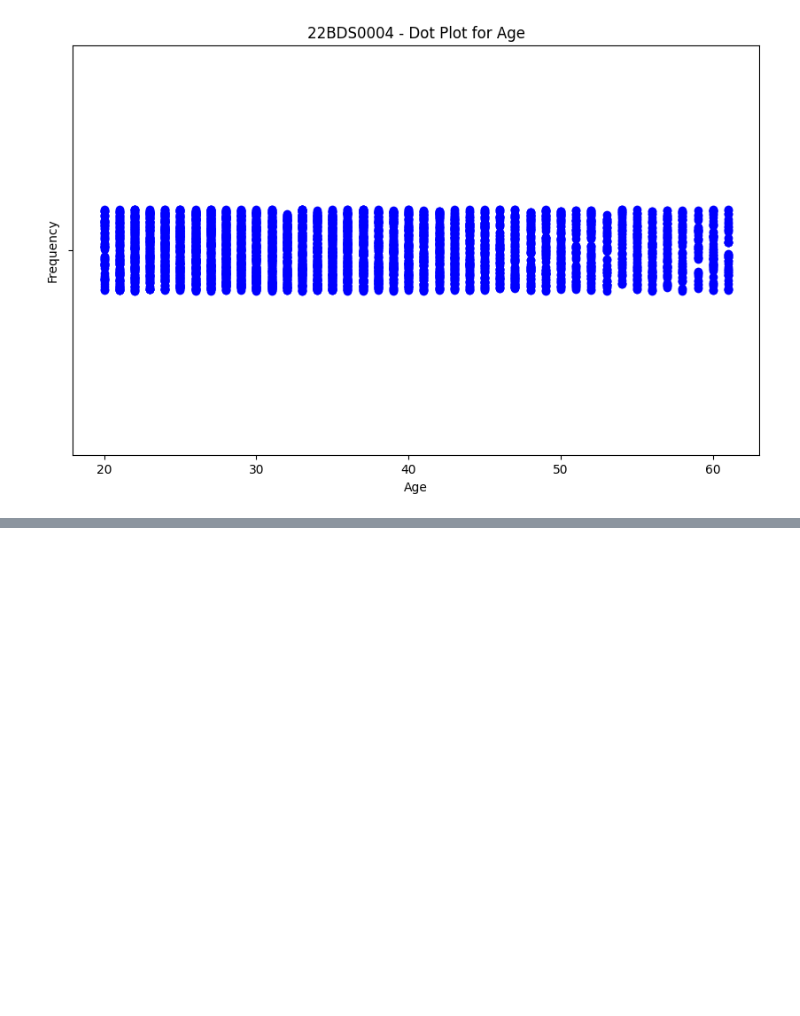
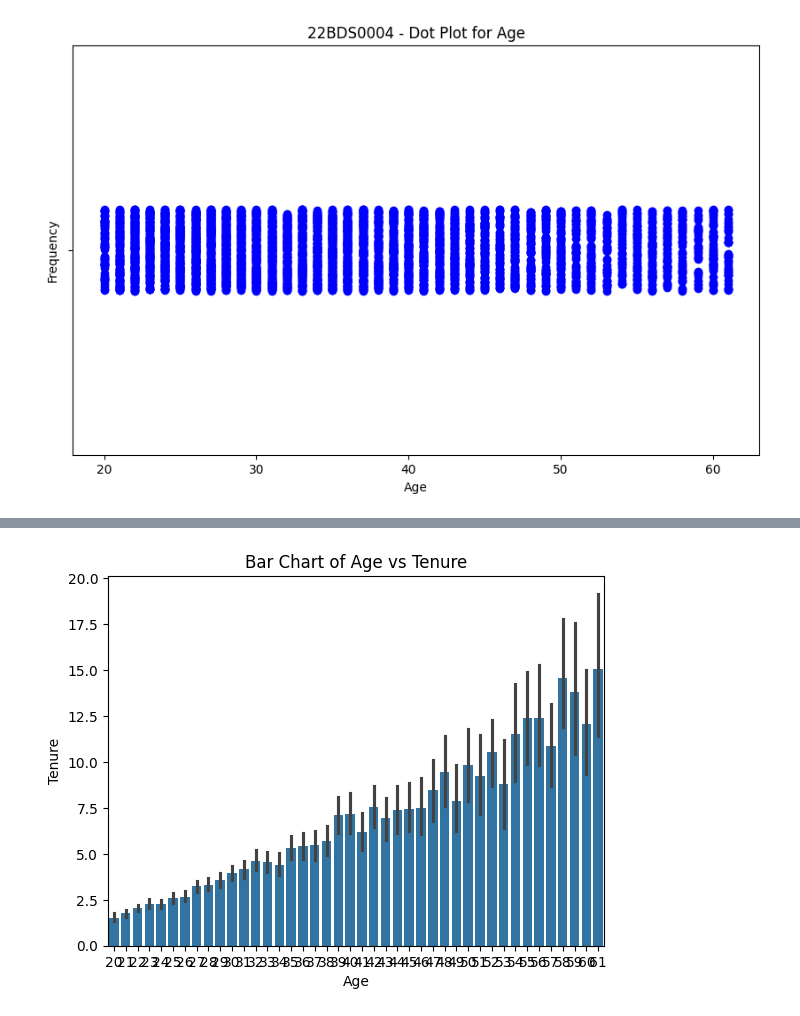
Before and after one commit to pragyaarya333/EDA_DA, a Jupyter notebook: DA_EDA.ipynb, the cells around one changed output, grey strips where cells are left out. Cells and saved outputs as stored; diff of their text form; code cells hidden in the pictures; blank space fills up the shorter version.

```diff
--- a/DA_EDA.ipynb
+++ b/DA_EDA.ipynb
@@ -602,0 +674,9 @@ plt.show()
+# %%
+#Categorical vs. Quantitative (Bar Chart)
+sns.barplot(x='age', y='tenure', data=data)
+plt.title('Bar Chart of Age vs Tenure')
+plt.xlabel('Age')
+plt.ylabel('Tenure')
+plt.show()
+# %% [output]
+[figure, added]
```
Also changed, not shown: parts of 15 cells of this notebook.
